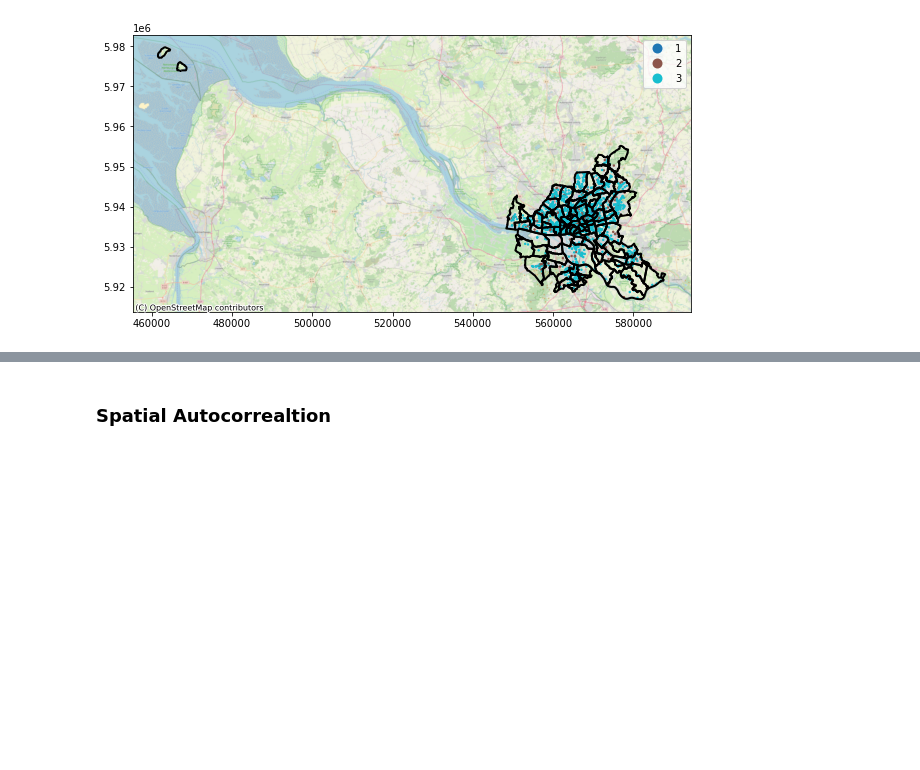
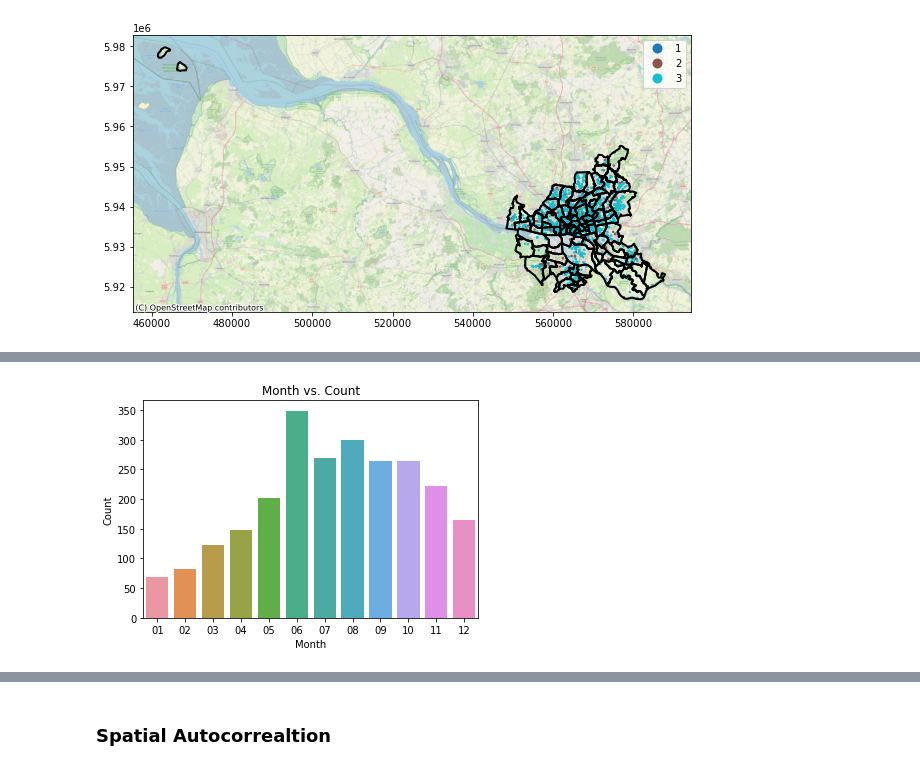
Before and after one commit to juthoma22/gds, a Jupyter notebook: data_collection.ipynb, the cells around one changed output, grey strips where cells are left out. Cells and saved outputs as stored; diff of their text form; code cells hidden in the pictures; blank space fills up the shorter version.

```diff
--- a/data_collection.ipynb
+++ b/data_collection.ipynb
@@ -112,0 +214,11 @@ ctx.add_basemap(ax, source=ctx.providers.OpenStreetMap.Mapnik, crs=df_bike_hh.cr
+# %%
+# plot count of values for "UMONAT"
+x = df_bike_hh["UMONAT"]
+x = x.sort_values()
+sns.countplot(x=x)
+plt.xlabel('Month')
+plt.ylabel('Count')
+plt.title('Month vs. Count')
+plt.show()
+# %% [output]
+[figure, added]
```
Also changed, not shown: parts of 14 cells of this notebook.
